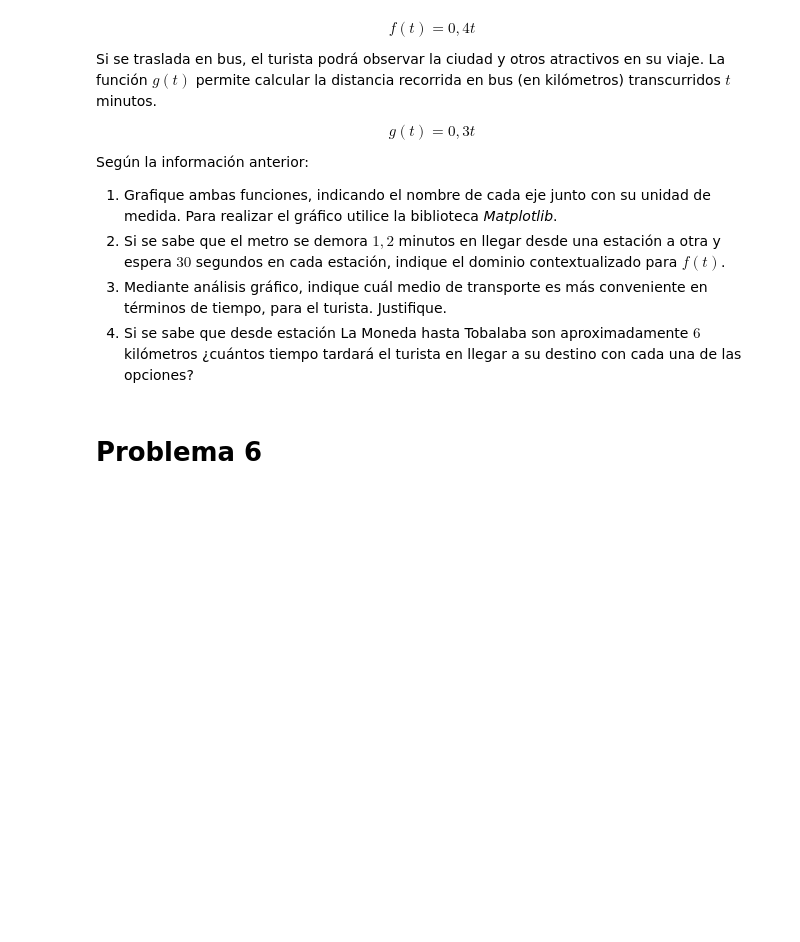
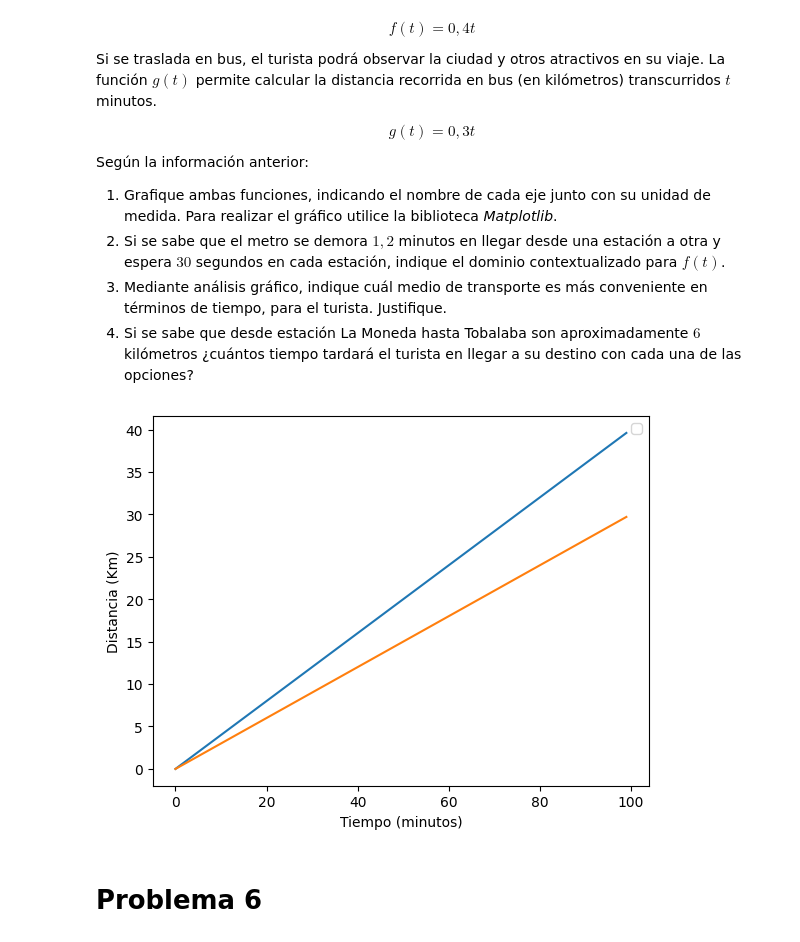
Before and after one commit to rfelipe715/matematica-aplicada, a Jupyter notebook: G1_Funciones.ipynb, the cells around one changed output. Drawn from its saved outputs; the diff is of its cells as text; code cells hidden in the pictures; blank space fills up the shorter version.

```diff
--- a/G1_Funciones.ipynb
+++ b/G1_Funciones.ipynb
@@ -95,6 +110,26 @@ Según la información anterior:
 2.  Si se sabe que el metro se demora $1,2$ minutos en llegar desde una estación a otra y espera $30$ segundos en cada estación, indique el dominio contextualizado para $f(t)$.
 3. Mediante análisis gráfico, indique cuál medio de transporte es más conveniente en términos de tiempo, para el turista. Justifique.
 4.  Si se sabe que desde estación La Moneda hasta Tobalaba son aproximadamente $6$ kilómetros ¿cuántos tiempo tardará el turista en llegar a su destino con cada una de las opciones?
+# %%
+def f(t):
+    return 0.4*t
+
+def g(t):
+    return 0.3*t
+
+# 1.
+x = np.arange(0, 100, 1)
+
+plt.plot(x, f(x))
+plt.plot(x, g(x))
+
+plt.ylabel("Distancia (Km)")
+plt.xlabel("Tiempo (minutos)")
+
+# plt.legend()
+# plt.show()
+# %% [output]
+[figure, added]
 # %% [markdown]
 # Problema 6
 # %% [markdown]
```
Also changed, not shown: parts of 2 cells of this notebook.
